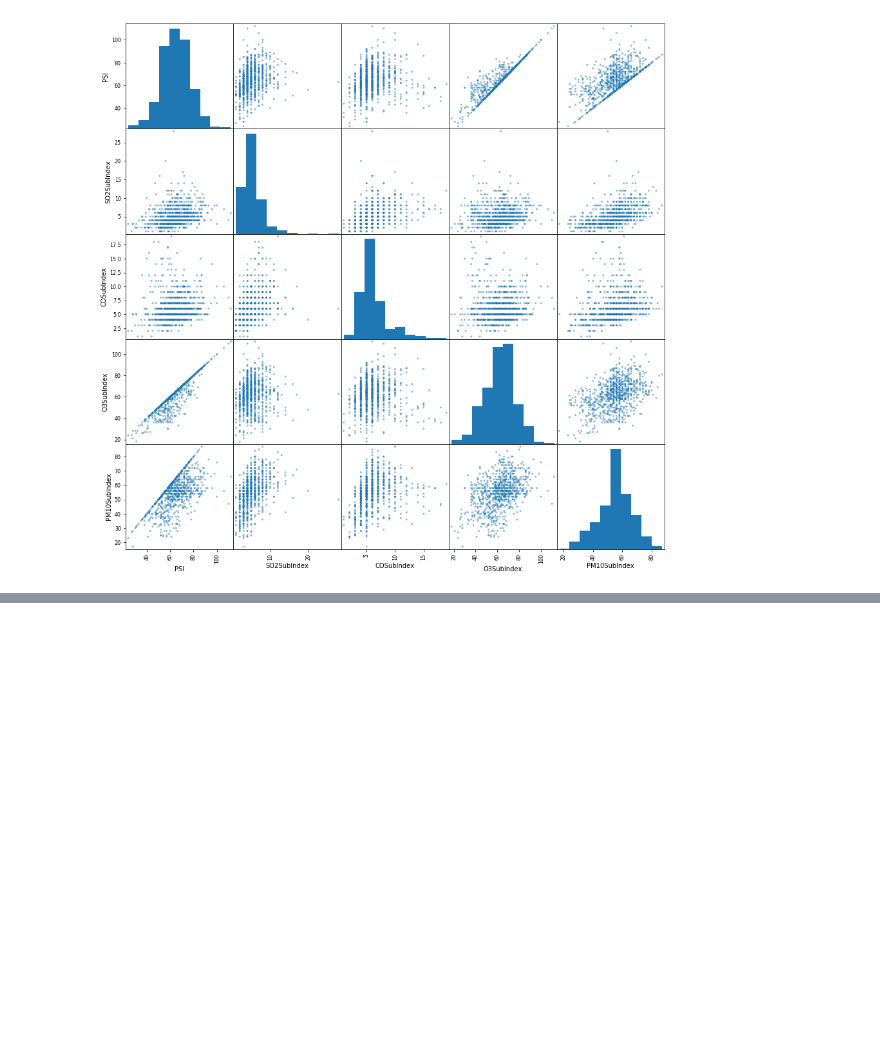
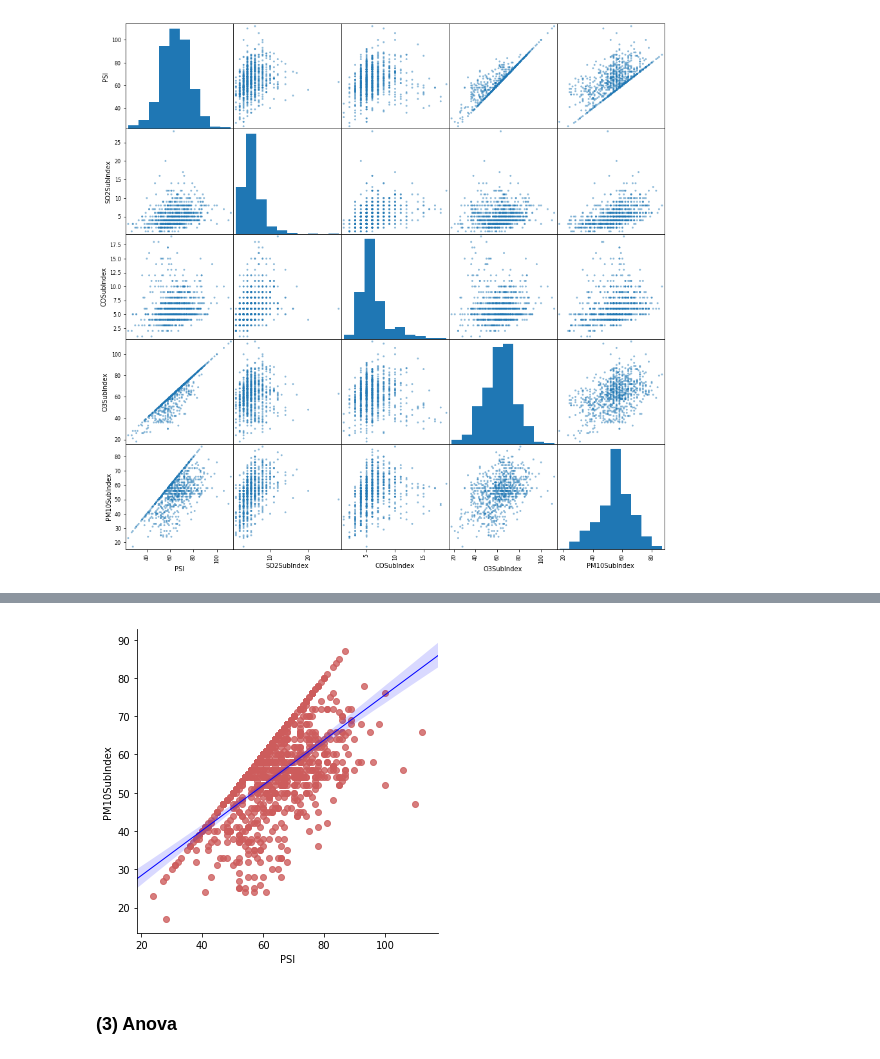
Before and after one commit to KungRayHo/python_project, a Jupyter notebook: [python] week_9/AQXDaily.ipynb, the cells around one changed output, grey strips where cells are left out. Cells and saved outputs as stored; diff of their text form; code cells hidden in the pictures; blank space fills up the shorter version.

```diff
--- a/[python] week_9/AQXDaily.ipynb
+++ b/[python] week_9/AQXDaily.ipynb
@@ -73,0 +145,8 @@ Ttest_1sampResult(statistic=56.64167274303722, pvalue=1.7055161301120405e-285)
+# %%
+sns.lmplot('PSI', 'PM10SubIndex', AQXDaily,
+           scatter_kws={"marker": "o", "color": "indianred"},
+           line_kws={"linewidth": 1, "color": "blue"});
+# %% [output]
+[figure, added]
+# %% [markdown]
+### (3) Anova
```
Also changed, not shown: parts of 26 cells of this notebook.
